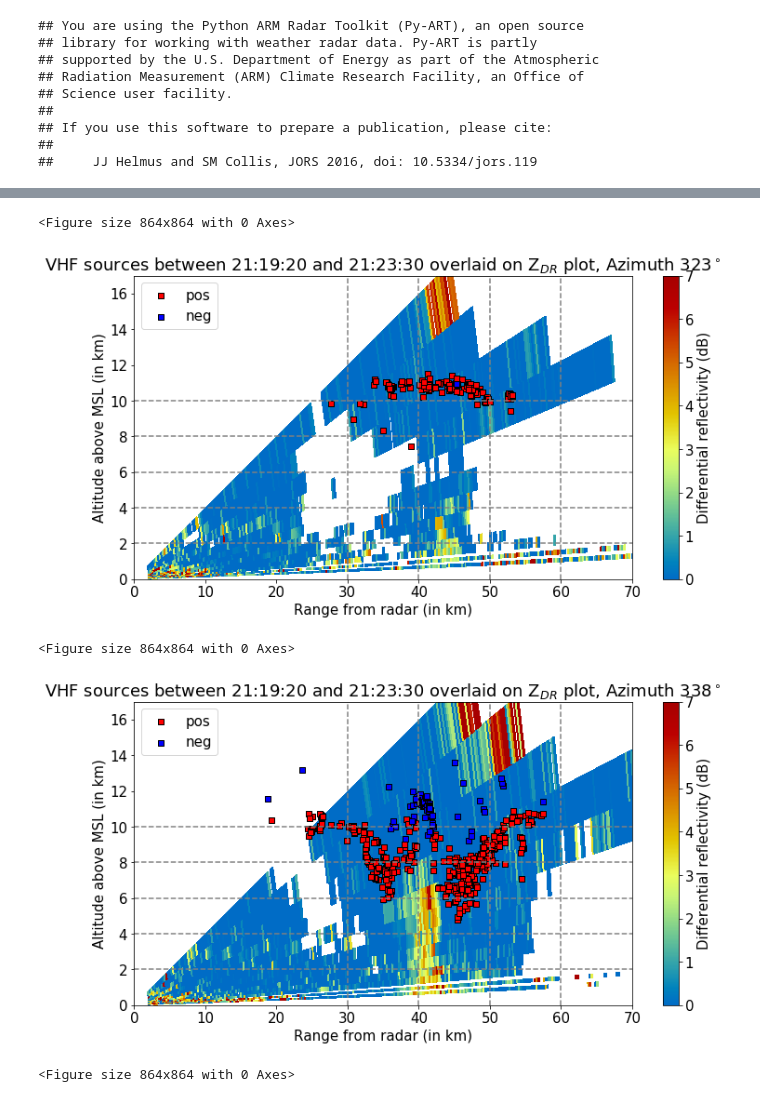
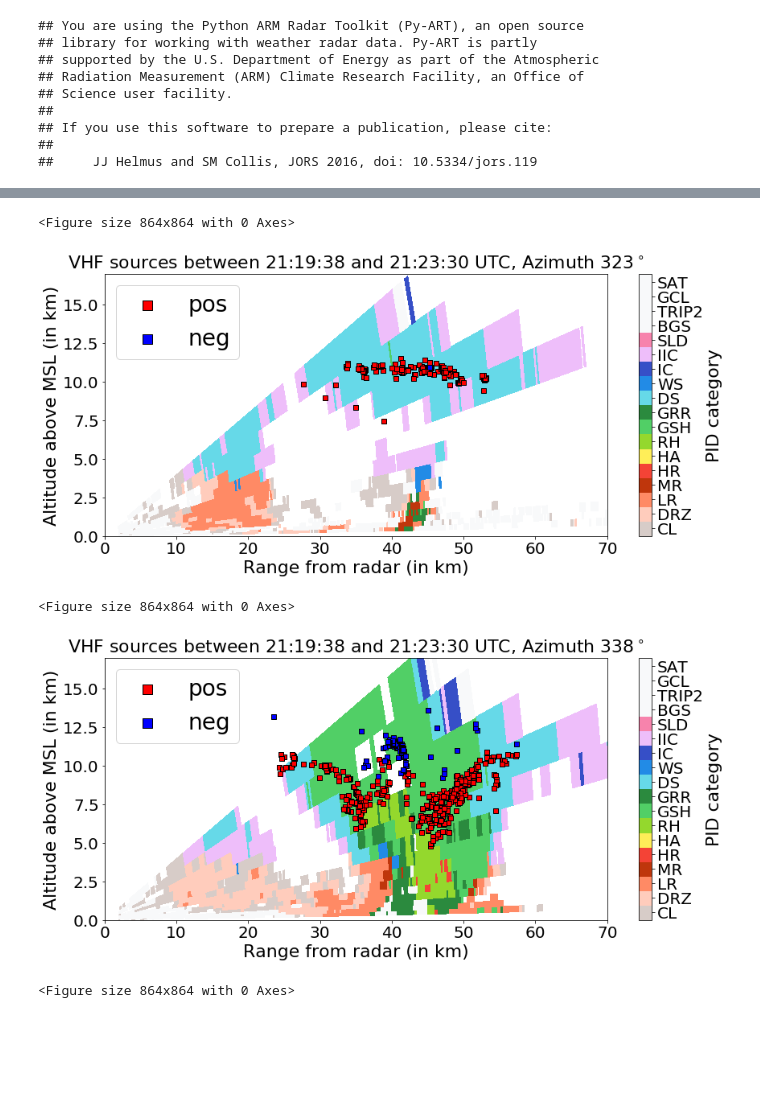
Before and after one commit to gewitterblitz/may19_2013_obs_analysis, a Jupyter notebook: notebooks/STB_MWR_2020_Figure14.ipynb, the cells around one changed output, grey strips where cells are left out. Saved outputs shown, nothing was run; the diff lists cells and outputs as text; code cells hidden in the pictures; blank space fills up the shorter version.

```diff
--- a/notebooks/STB_MWR_2020_Figure14.ipynb
+++ b/notebooks/STB_MWR_2020_Figure14.ipynb
@@ -57,13 +56,25 @@ plt.rcParams["ytick.labelsize"] = 15
 # Load KTLX radar files for May 19, 2013 case
 source_dir_radar = os.path.expanduser("~/Desktop/mount/May_19_2013_all_stuff/KTLX_data")
 files_radar = sorted(glob.glob(source_dir_radar + "/*V06", recursive=True))
+
+pid_files = sorted(
+    glob.glob("/Users/ms/Desktop/RadxPid_KTLX_May192013/PID_polar/20130519/*.nc")
+)
 # %%
 # We are interested in KTLX level II data available in the volume scan beginning at 211920 UTC
 
 files_rad_interest = list(
     itemgetter(15, 16, 17, 18, 20, 21, 22, 23, 24, 25)(files_radar)
 )
+
+files_pid_interest = list(
+    itemgetter(15, 16, 17, 18, 20, 21, 22, 23, 24, 25)(pid_files)
+)
+
+
 files_rad_interest = [files_rad_interest[3]]
+files_pid_interest = [files_pid_interest[3]]
+
 
 # Load charge classification file to plot individual classified
 # VHF source on top of pseudoRHIs from radar
@@ -322,7 +581,9 @@ for f in files_rad_interest:
 # %%
+plt.rcParams["ytick.labelsize"] = 20
+
 threshold = 0.25  # This threshold means all VHF sources within 500 m on either side of azimuth will be considered for overlay
 
-for f in files_rad_interest:
+for f in files_pid_interest:
     radar = pyart.io.read(f)
     display = pyart.graph.RadarMapDisplay(radar)
 
@@ -332,13 +593,17 @@ for f in files_rad_interest:
         fig = plt.figure(figsize=(12, 12))
 
         data, x, y, z = display._get_azimuth_rhi_data_x_y_z(
-            "differential_reflectivity",
+            "PID",
             azimuth,
             edges=True,
             mask_tuple=None,
             filter_transitions=True,
             gatefilter=None,
         )
+
+        data_new = xr.DataArray(data)
+        data_new = data_new.where(data_new >=1)
+
         R = np.sqrt(x ** 2 + y ** 2)
 
         x_1d = x.flatten()
@@ -414,47 +679,51 @@ for f in files_rad_interest:
         R_pos = np.sqrt((pos_x[idx_pos] / 1000.0) ** 2 + (pos_y[idx_pos] / 1000.0) ** 2)
         R_neg = np.sqrt((neg_x[idx_neg] / 1000.0) ** 2 + (neg_y[idx_neg] / 1000.0) ** 2)
 
-        fig = plt.figure(figsize=(12, 6))
-        zdr = plt.pcolormesh(R, z, data, vmin=0, vmax=7, cmap="pyart_HomeyerRainbow")
+        fig = plt.figure(figsize=(14, 6))
+        pid = plt.pcolormesh(R, z, data_new, vmin=1, vmax=18, cmap='ncarpid')
 
         plt.scatter(
             R_pos,
             pos_charge_alt[idx_pos] / 1000.0,
             c="r",
             marker="s",
             label="pos",
             edgecolors="k",
         )
         plt.scatter(
             R_neg,
             neg_charge_alt[idx_neg] / 1000.0,
             c="b",
             marker="s",
             label="neg",
             edgecolors="k",
         )
 
         plt.xlabel("Range from radar (in km)")
         plt.ylabel("Altitude above MSL (in km)")
-        for j in [2, 4, 6, 8, 10]:
-            plt.axhline(y=j, color="gray", linestyle="--")
-        for k in [30, 40, 50, 60]:
-            plt.axvline(x=k, color="gray", linestyle="--")
+#         for j in [2, 4, 6, 8, 10]:
+#             plt.axhline(y=j, color="gray", linestyle="--")
+#         for k in [30, 40, 50, 60]:
+#             plt.axvline(x=k, color="gray", linestyle="--")
 
         # plt.axhline(y = 8 ,color='k',linestyle='--')
         plt.title(
-            "VHF sources between %s and %s overlaid on Z$_{DR}$ plot, Azimuth %s$^\circ$"
+            "VHF sources between %s and %s UTC, Azimuth %s$^\circ$"
             % (sec2time(interval_left1)[0:8], sec2time(interval_right2)[0:8], azimuth)
         )
         plt.xlim(0, 70)
         plt.ylim(0, 17)
-        plt.legend(loc="best")
-        plt.colorbar(mappable=zdr, label="Differential reflectivity (dB)")
+        plt.legend(loc="upper left",markerscale=2)
+        cbar = plt.colorbar(mappable=pid, label="PID category")
+
+        cbar.set_ticks(ticker.ticks)
+        cbar.ax.set_yticklabels(hid_class)
+#         plt.savefig(f'/Users/ms/Desktop/mount/May_19_2013_all_stuff/plots_LMA_May19_2013/manuscript_figures/individual_plots_for_panel_figures/x_sec_ppi_charge/pid_{azimuth}.png',dpi=300)
 
         plt.show()
 # %% [output]
 <Figure size 864x864 with 0 Axes>
-[figure, old version]
+[figure, new version]
 <Figure size 864x864 with 0 Axes>
-[figure, old version]
+[figure, new version]
 <Figure size 864x864 with 0 Axes>
```
Also changed, not shown: parts of 8 cells of this notebook, 23 other files.
